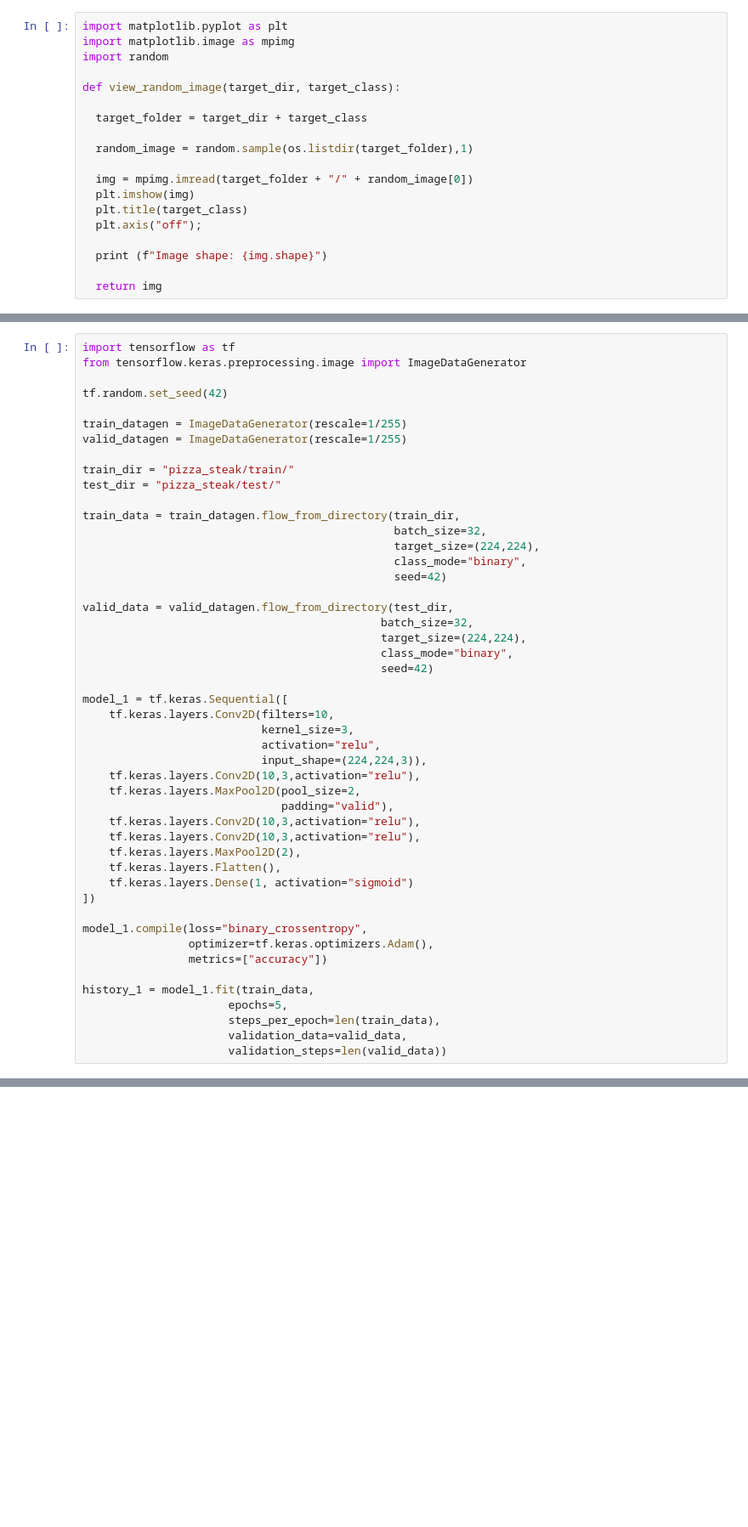
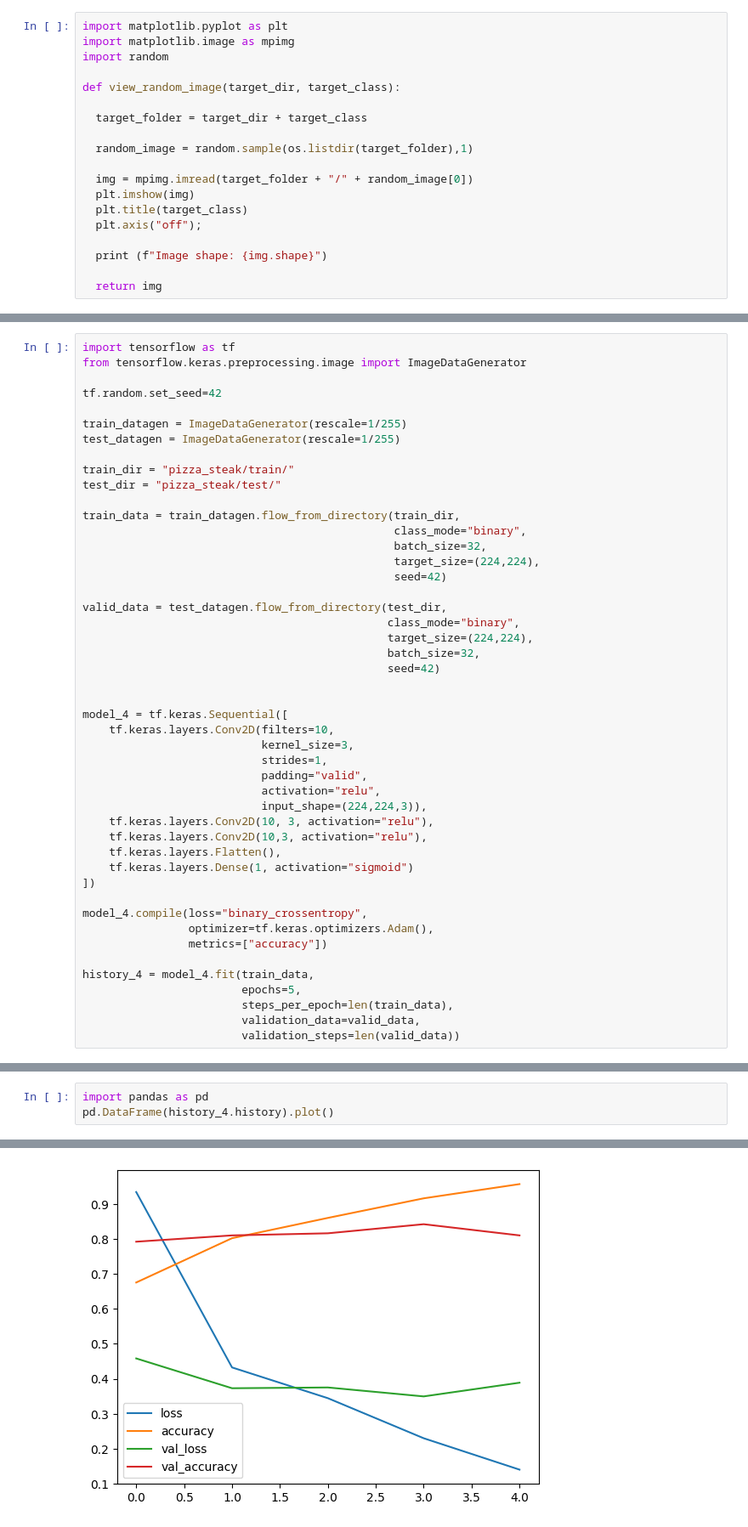
Before and after one commit to AthiFiz/deepLearning, a Jupyter notebook: CNN.ipynb, the cells around one changed output, grey strips where cells are left out. Shown at 85% size. Drawn from its saved outputs; the diff is of its cells as text; blank space fills up the shorter version.

```diff
--- a/CNN.ipynb
+++ b/CNN.ipynb
@@ -207,50 +196,49 @@ history_1 = model_1.fit(train_data,
 import tensorflow as tf
 from tensorflow.keras.preprocessing.image import ImageDataGenerator
 
-tf.random.set_seed(42)
+tf.random.set_seed=42
 
 train_datagen = ImageDataGenerator(rescale=1/255)
-valid_datagen = ImageDataGenerator(rescale=1/255)
+test_datagen = ImageDataGenerator(rescale=1/255)
 
 train_dir = "pizza_steak/train/"
 test_dir = "pizza_steak/test/"
 
 train_data = train_datagen.flow_from_directory(train_dir,
+                                               class_mode="binary",
                                                batch_size=32,
                                                target_size=(224,224),
-                                               class_mode="binary",
                                                seed=42)
 
-valid_data = valid_datagen.flow_from_directory(test_dir,
-                                             batch_size=32,
-                                             target_size=(224,224),
-                                             class_mode="binary",
-                                             seed=42)
+valid_data = test_datagen.flow_from_directory(test_dir,
+                                              class_mode="binary",
+                                              target_size=(224,224),
+                                              batch_size=32,
+                                              seed=42)
 
-model_1 = tf.keras.Sequential([
+
+model_4 = tf.keras.Sequential([
     tf.keras.layers.Conv2D(filters=10,
                            kernel_size=3,
+                           strides=1,
+                           padding="valid",
                            activation="relu",
                            input_shape=(224,224,3)),
-    tf.keras.layers.Conv2D(10,3,activation="relu"),
-    tf.keras.layers.MaxPool2D(pool_size=2,
-                              padding="valid"),
-    tf.keras.layers.Conv2D(10,3,activation="relu"),
-    tf.keras.layers.Conv2D(10,3,activation="relu"),
-    tf.keras.layers.MaxPool2D(2),
+    tf.keras.layers.Conv2D(10, 3, activation="relu"),
+    tf.keras.layers.Conv2D(10,3, activation="relu"),
     tf.keras.layers.Flatten(),
     tf.keras.layers.Dense(1, activation="sigmoid")
 ])
 
-model_1.compile(loss="binary_crossentropy",
+model_4.compile(loss="binary_crossentropy",
                 optimizer=tf.keras.optimizers.Adam(),
                 metrics=["accuracy"])
 
-history_1 = model_1.fit(train_data,
-                      epochs=5,
-                      steps_per_epoch=len(train_data),
-                      validation_data=valid_data,
-                      validation_steps=len(valid_data))
+history_4 = model_4.fit(train_data,
+                        epochs=5,
+                        steps_per_epoch=len(train_data),
+                        validation_data=valid_data,
+                        validation_steps=len(valid_data))
 # %% [output]
 Found 1500 images belonging to 2 classes.
 Found 500 images belonging to 2 classes.
@@ -287,0 +255,4 @@ _________________________________________________________________
+# %%
+import pandas as pd
+pd.DataFrame(history_4.history).plot()
+# %% [output]
@@ -287,0 +260 @@ _________________________________________________________________
+[figure, added]
```
Also changed, not shown: parts of 44 cells of this notebook.
